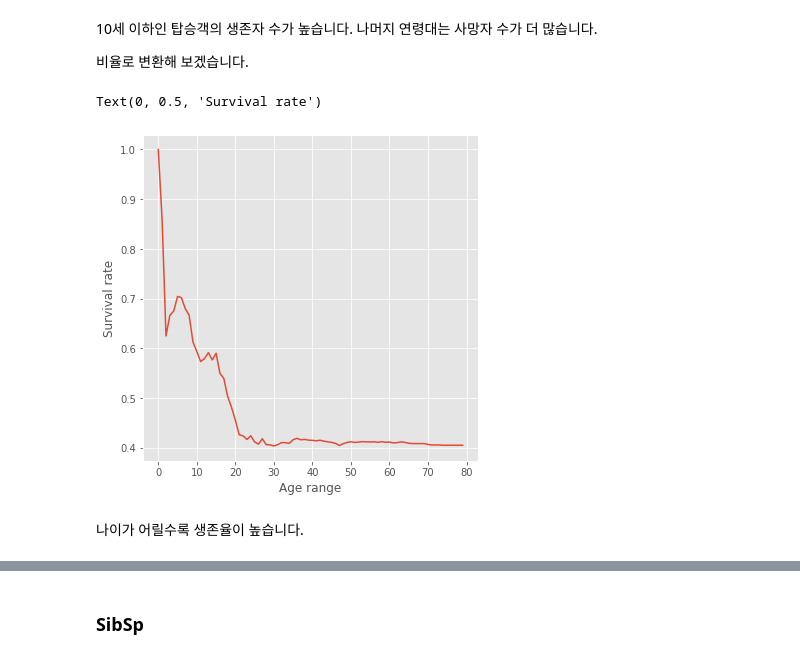
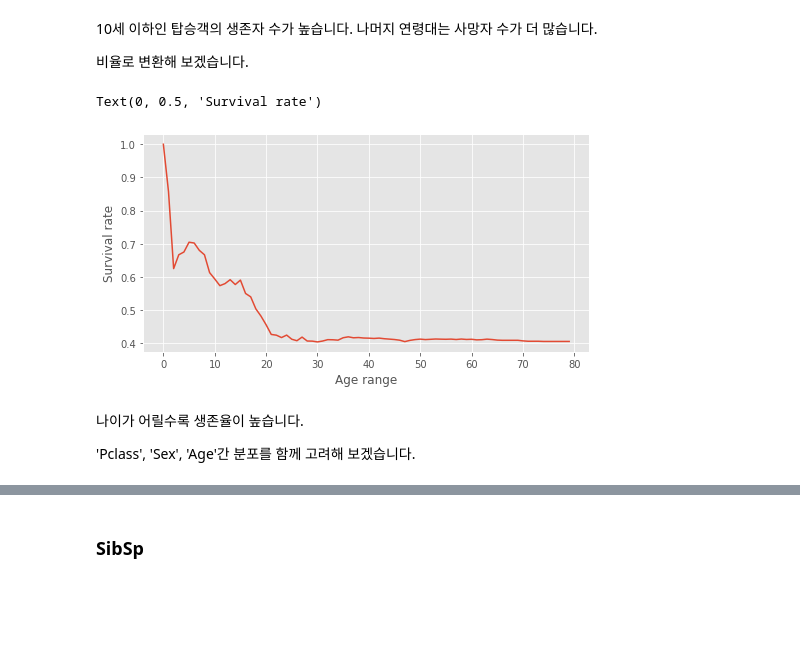
Before and after one commit to LeeSeungwon89/Kaggle_Dacon_Practice, a Jupyter notebook: Titanic_EDA.ipynb, the cells around one changed output, grey strips where cells are left out. Drawn from its saved outputs; the diff is of its cells as text; code cells hidden in the pictures; blank space fills up the shorter version.

```diff
--- a/Titanic_EDA.ipynb
+++ b/Titanic_EDA.ipynb
@@ -278,15 +294,17 @@ sns.histplot(x="Age", hue='Survived', data=train, kde=True)
 # %%
 survived_age_rate = []
 
 for i in range(1, 81):
     survived_age_rate.append(train[train['Age'] < i]['Survived'].sum() / len(train[train['Age'] < i]['Survived']))
 
-plt.figure(figsize=(6, 6))
+plt.figure(figsize=(8, 4))
 plt.plot(survived_age_rate)
 plt.xlabel('Age range')
 plt.ylabel('Survival rate')
 # %% [output]
 Text(0, 0.5, 'Survival rate')
-[figure, old version]
+[figure, new version]
 # %% [markdown]
 나이가 어릴수록 생존율이 높습니다.
+
+'Pclass', 'Sex', 'Age'간 분포를 함께 고려해 보겠습니다.
```
Also changed, not shown: parts of 10 cells of this notebook.
